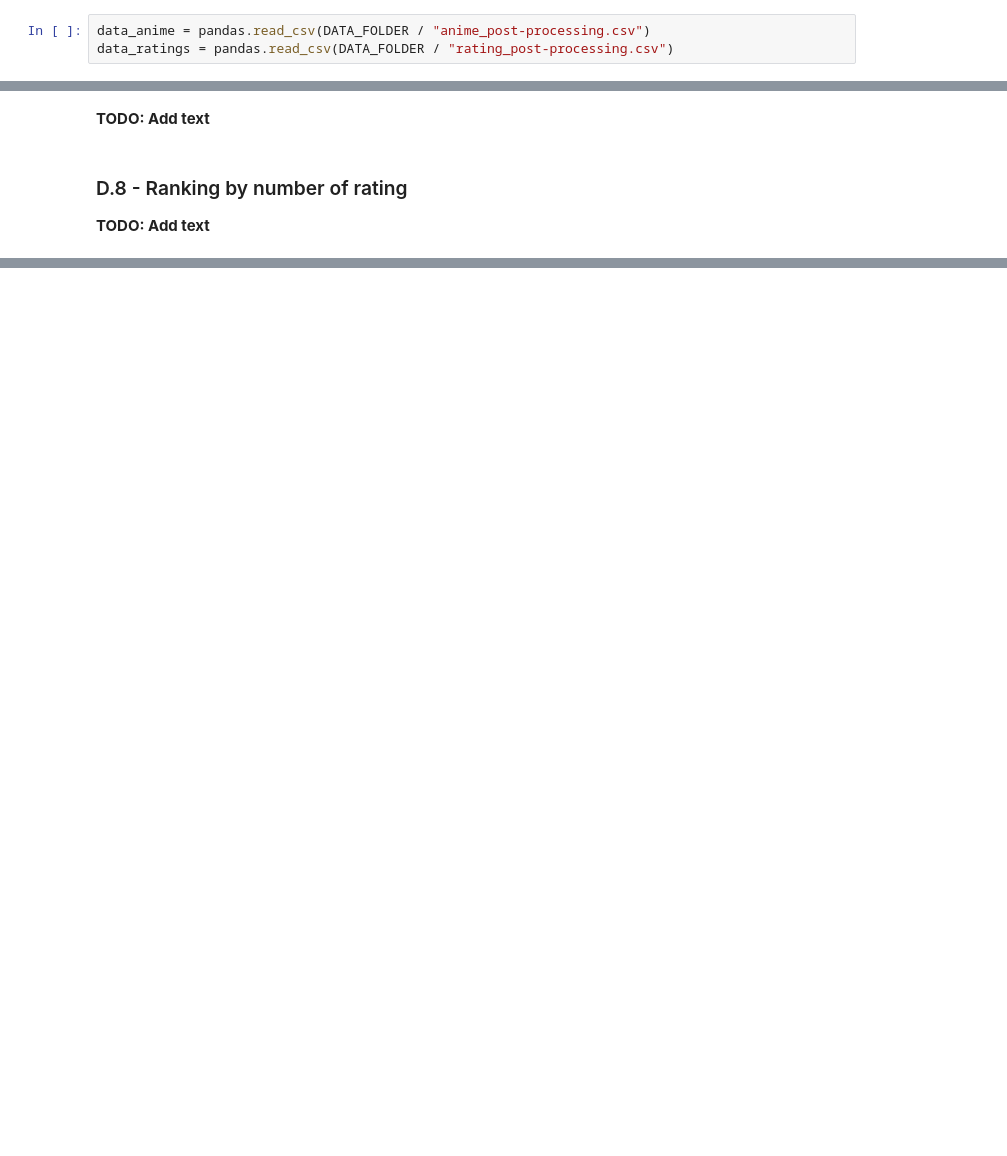
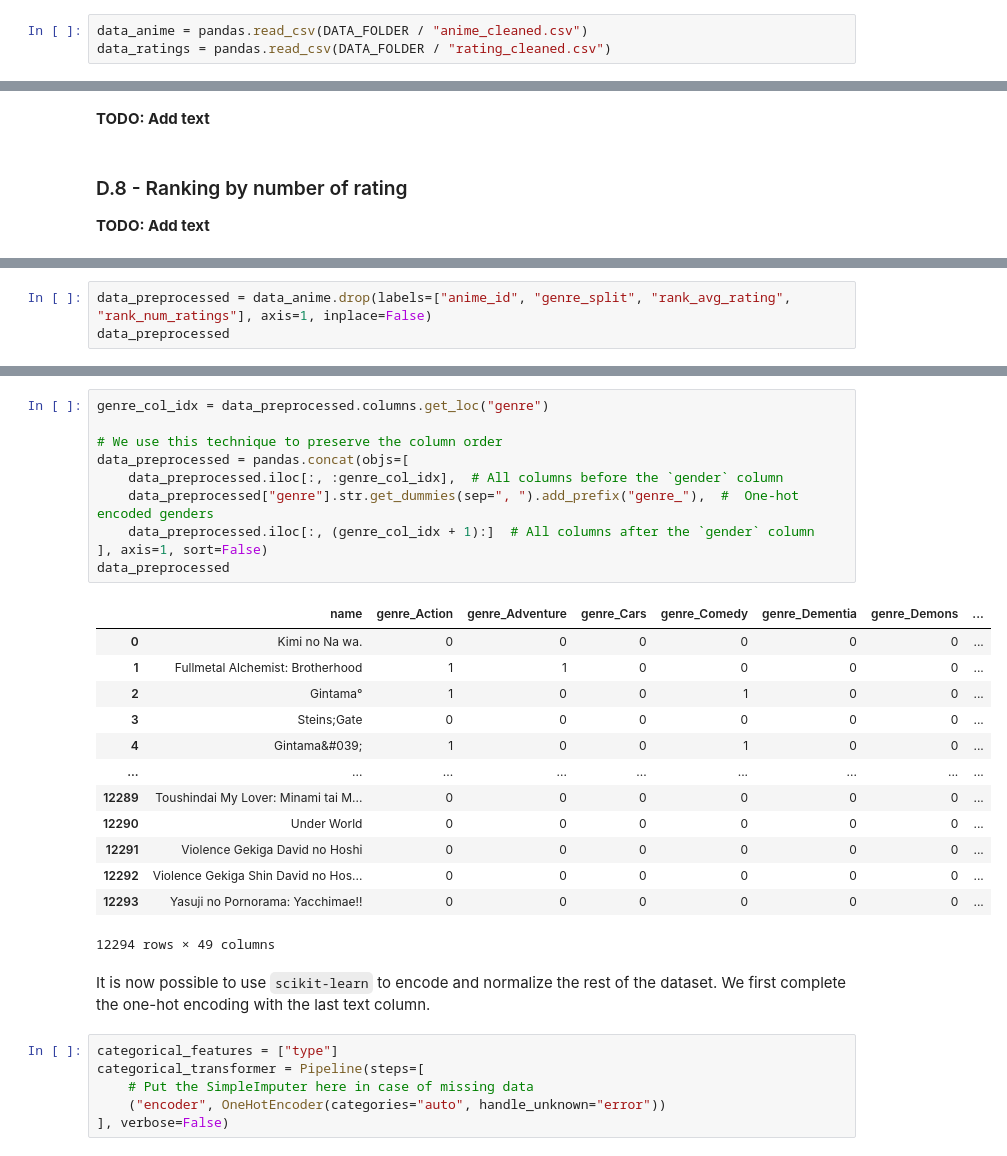
Before and after one commit to EmpireDemocratiqueDuPoulpe/Cours-IA, a Jupyter notebook: 5MLRE/Project/notebooks/en/1-Data_analysis.ipynb, the cells around one changed output, grey strips where cells are left out. Saved outputs shown, nothing was run; the diff lists cells and outputs as text; blank space fills up the shorter version.

Commit message:
5MLRE: Data exploration: Added the last part of pre-processing

```diff
--- a/5MLRE/Project/notebooks/en/1-Data_analysis.ipynb
+++ b/5MLRE/Project/notebooks/en/1-Data_analysis.ipynb
@@ -270,8 +278,8 @@ data_ratings.to_csv((DATA_FOLDER / "rating_post-processing.csv"), index=False, m
 # %% [markdown]
 Then we can load the datasets like this:
 # %%
-data_anime = pandas.read_csv(DATA_FOLDER / "anime_post-processing.csv")
-data_ratings = pandas.read_csv(DATA_FOLDER / "rating_post-processing.csv")
+data_anime = pandas.read_csv(DATA_FOLDER / "anime_cleaned.csv")
+data_ratings = pandas.read_csv(DATA_FOLDER / "rating_cleaned.csv")
 # %% [markdown]
 ## D - Data exploration
 We will now explore both datasets to understand what kind of data we will use in our future recommendation system.
@@ -445,0 +460,3 @@ data_anime.sort_values(by="rank_num_ratings", ascending=True).head(n=10)
+# %%
+data_preprocessed = data_anime.drop(labels=["anime_id", "genre_split", "rank_avg_rating", "rank_num_ratings"], axis=1, inplace=False)
+data_preprocessed
@@ -445,0 +490,32 @@ data_anime.sort_values(by="rank_num_ratings", ascending=True).head(n=10)
+# %%
+genre_col_idx = data_preprocessed.columns.get_loc("genre")
+
+# We use this technique to preserve the column order
+data_preprocessed = pandas.concat(objs=[
+    data_preprocessed.iloc[:, :genre_col_idx],  # All columns before the `gender` column
+    data_preprocessed["genre"].str.get_dummies(sep=", ").add_prefix("genre_"),  #  One-hot encoded genders
+    data_preprocessed.iloc[:, (genre_col_idx + 1):]  # All columns after the `gender` column
+], axis=1, sort=False)
+data_preprocessed
+# %% [output]
+|  | name | genre_Action | genre_Adventure | genre_Cars | genre_Comedy | genre_Dementia | genre_Demons | ... |
+| 0 | Kimi no Na wa. | 0 | 0 | 0 | 0 | 0 | 0 | ... |
+| 1 | Fullmetal Alchemist: Brotherhood | 1 | 1 | 0 | 0 | 0 | 0 | ... |
+| 2 | Gintama° | 1 | 0 | 0 | 1 | 0 | 0 | ... |
+| 3 | Steins;Gate | 0 | 0 | 0 | 0 | 0 | 0 | ... |
+| 4 | Gintama&#039; | 1 | 0 | 0 | 1 | 0 | 0 | ... |
+| ... | ... | ... | ... | ... | ... | ... | ... | ... |
+| 12289 | Toushindai My Lover: Minami tai M... | 0 | 0 | 0 | 0 | 0 | 0 | ... |
+| 12290 | Under World | 0 | 0 | 0 | 0 | 0 | 0 | ... |
+| 12291 | Violence Gekiga David no Hoshi | 0 | 0 | 0 | 0 | 0 | 0 | ... |
+| 12292 | Violence Gekiga Shin David no Hos... | 0 | 0 | 0 | 0 | 0 | 0 | ... |
+| 12293 | Yasuji no Pornorama: Yacchimae!! | 0 | 0 | 0 | 0 | 0 | 0 | ... |
+12294 rows × 49 columns
+# %% [markdown]
+It is now possible to use `scikit-learn` to encode and normalize the rest of the dataset. We first complete the one-hot encoding with the last text column.
+# %%
+categorical_features = ["type"]
+categorical_transformer = Pipeline(steps=[
+    # Put the SimpleImputer here in case of missing data
+    ("encoder", OneHotEncoder(categories="auto", handle_unknown="error"))
+], verbose=False)
```
Also changed, not shown: parts of 14 cells of this notebook.
